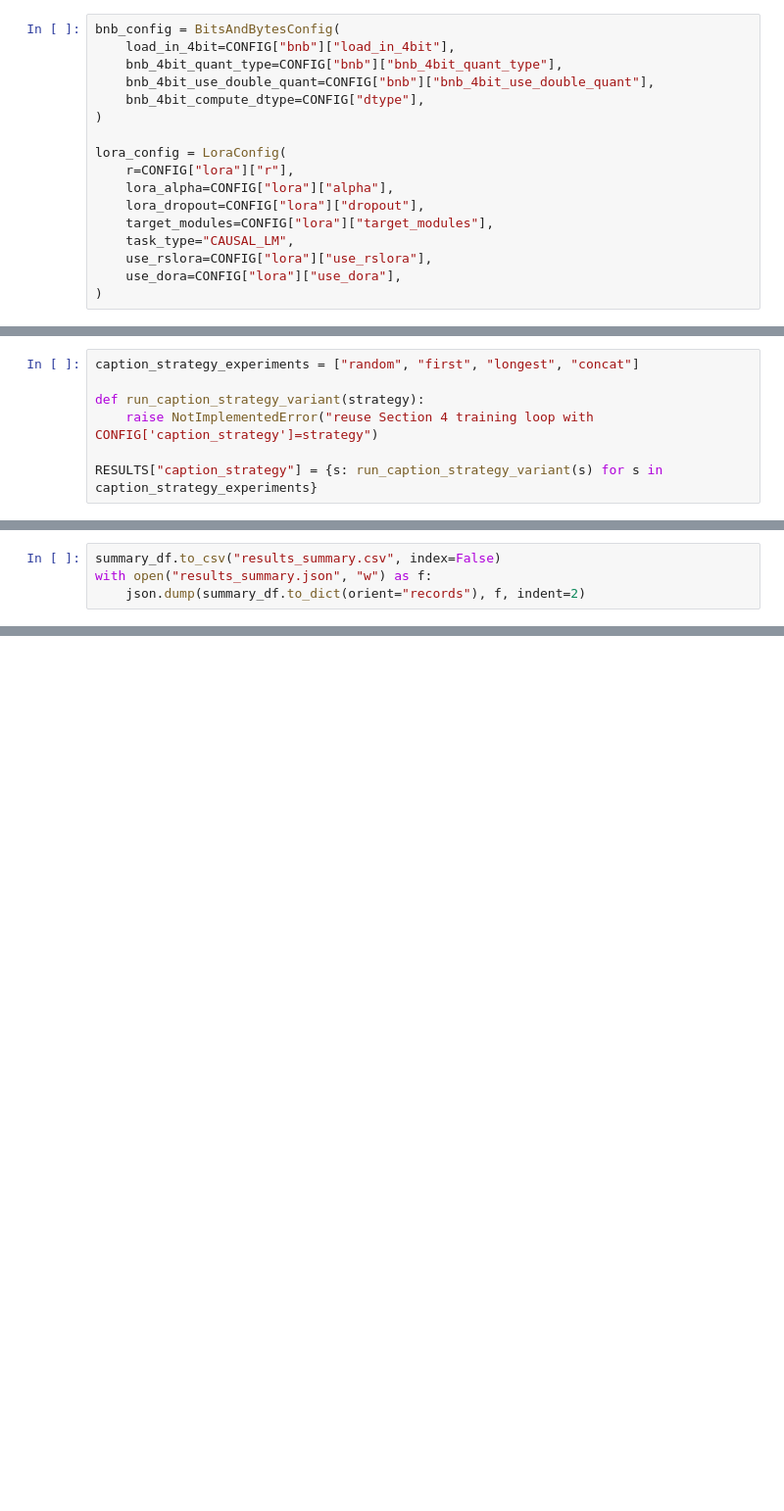
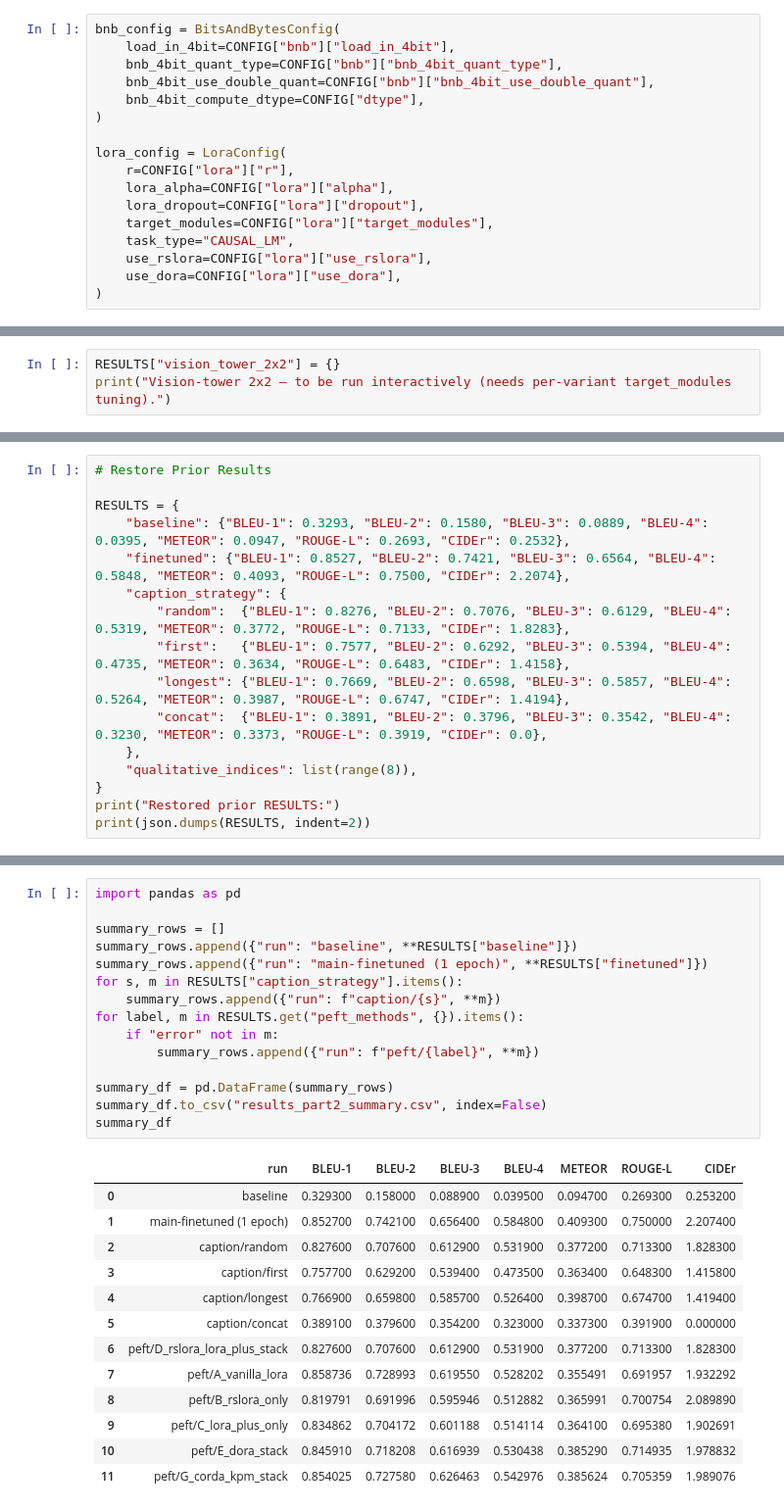
Before and after one commit to sceran/paligemma3b-QLoRA-RISC-captioning, a Jupyter notebook: paligemma_qlora_risc.ipynb, the cells around one changed output, grey strips where cells are left out. Shown at 98% size. Saved outputs shown, nothing was run; the diff lists cells and outputs as text; blank space fills up the shorter version.

```diff
--- a/paligemma_qlora_risc.ipynb
+++ b/paligemma_qlora_risc.ipynb
@@ -494,7 +668,0 @@ Four configurations sharing the Section 4 model configuration:
-# %%
-caption_strategy_experiments = ["random", "first", "longest", "concat"]
-
-def run_caption_strategy_variant(strategy):
-    raise NotImplementedError("reuse Section 4 training loop with CONFIG['caption_strategy']=strategy")
-
-RESULTS["caption_strategy"] = {s: run_caption_strategy_variant(s) for s in caption_strategy_experiments}
@@ -504,0 +671,3 @@ Single consolidated metric table across all runs plus the final qualitative grid
+# %%
+RESULTS["vision_tower_2x2"] = {}
+print("Vision-tower 2x2 — to be run interactively (needs per-variant target_modules tuning).")
@@ -516,4 +829,0 @@ summary_df
-# %%
-summary_df.to_csv("results_summary.csv", index=False)
-with open("results_summary.json", "w") as f:
-    json.dump(summary_df.to_dict(orient="records"), f, indent=2)
@@ -526,0 +1053,16 @@ Only attempted if Sections 4–7 conclude with time remaining.
+# %%
+# Restore Prior Results
+
+RESULTS = {
+    "baseline": {"BLEU-1": 0.3293, "BLEU-2": 0.1580, "BLEU-3": 0.0889, "BLEU-4": 0.0395, "METEOR": 0.0947, "ROUGE-L": 0.2693, "CIDEr": 0.2532},
+    "finetuned": {"BLEU-1": 0.8527, "BLEU-2": 0.7421, "BLEU-3": 0.6564, "BLEU-4": 0.5848, "METEOR": 0.4093, "ROUGE-L": 0.7500, "CIDEr": 2.2074},
+    "caption_strategy": {
+        "random":  {"BLEU-1": 0.8276, "BLEU-2": 0.7076, "BLEU-3": 0.6129, "BLEU-4": 0.5319, "METEOR": 0.3772, "ROUGE-L": 0.7133, "CIDEr": 1.8283},
+        "first":   {"BLEU-1": 0.7577, "BLEU-2": 0.6292, "BLEU-3": 0.5394, "BLEU-4": 0.4735, "METEOR": 0.3634, "ROUGE-L": 0.6483, "CIDEr": 1.4158},
+        "longest": {"BLEU-1": 0.7669, "BLEU-2": 0.6598, "BLEU-3": 0.5857, "BLEU-4": 0.5264, "METEOR": 0.3987, "ROUGE-L": 0.6747, "CIDEr": 1.4194},
+        "concat":  {"BLEU-1": 0.3891, "BLEU-2": 0.3796, "BLEU-3": 0.3542, "BLEU-4": 0.3230, "METEOR": 0.3373, "ROUGE-L": 0.3919, "CIDEr": 0.0},
+    },
+    "qualitative_indices": list(range(8)),
+}
+print("Restored prior RESULTS:")
+print(json.dumps(RESULTS, indent=2))
@@ -526,0 +1289,29 @@ Only attempted if Sections 4–7 conclude with time remaining.
+# %%
+import pandas as pd
+
+summary_rows = []
+summary_rows.append({"run": "baseline", **RESULTS["baseline"]})
+summary_rows.append({"run": "main-finetuned (1 epoch)", **RESULTS["finetuned"]})
+for s, m in RESULTS["caption_strategy"].items():
+    summary_rows.append({"run": f"caption/{s}", **m})
+for label, m in RESULTS.get("peft_methods", {}).items():
+    if "error" not in m:
+        summary_rows.append({"run": f"peft/{label}", **m})
+
+summary_df = pd.DataFrame(summary_rows)
+summary_df.to_csv("results_part2_summary.csv", index=False)
+summary_df
+# %% [output]
+|  | run | BLEU-1 | BLEU-2 | BLEU-3 | BLEU-4 | METEOR | ROUGE-L | CIDEr |
+| 0 | baseline | 0.329300 | 0.158000 | 0.088900 | 0.039500 | 0.094700 | 0.269300 | 0.253200 |
+| 1 | main-finetuned (1 epoch) | 0.852700 | 0.742100 | 0.656400 | 0.584800 | 0.409300 | 0.750000 | 2.207400 |
+| 2 | caption/random | 0.827600 | 0.707600 | 0.612900 | 0.531900 | 0.377200 | 0.713300 | 1.828300 |
+| 3 | caption/first | 0.757700 | 0.629200 | 0.539400 | 0.473500 | 0.363400 | 0.648300 | 1.415800 |
+| 4 | caption/longest | 0.766900 | 0.659800 | 0.585700 | 0.526400 | 0.398700 | 0.674700 | 1.419400 |
+| 5 | caption/concat | 0.389100 | 0.379600 | 0.354200 | 0.323000 | 0.337300 | 0.391900 | 0.000000 |
+| 6 | peft/D_rslora_lora_plus_stack | 0.827600 | 0.707600 | 0.612900 | 0.531900 | 0.377200 | 0.713300 | 1.828300 |
+| 7 | peft/A_vanilla_lora | 0.858736 | 0.728993 | 0.619550 | 0.528202 | 0.355491 | 0.691957 | 1.932292 |
+| 8 | peft/B_rslora_only | 0.819791 | 0.691996 | 0.595946 | 0.512882 | 0.365991 | 0.700754 | 2.089890 |
+| 9 | peft/C_lora_plus_only | 0.834862 | 0.704172 | 0.601188 | 0.514114 | 0.364100 | 0.695380 | 1.902691 |
+| 10 | peft/E_dora_stack | 0.845910 | 0.718208 | 0.616939 | 0.530438 | 0.385290 | 0.714935 | 1.978832 |
+| 11 | peft/G_corda_kpm_stack | 0.854025 | 0.727580 | 0.626463 | 0.542976 | 0.385624 | 0.705359 | 1.989076 |
```
Also changed, not shown: parts of 77 cells of this notebook, 9 other files.
